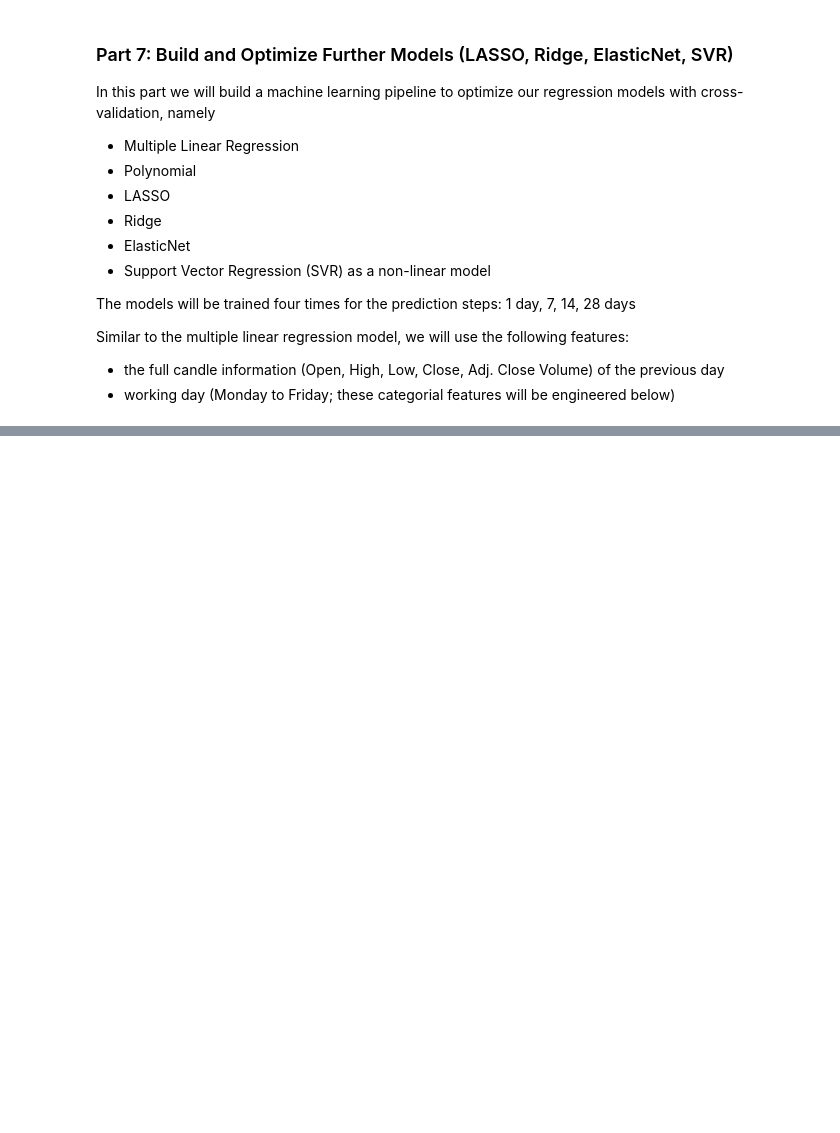
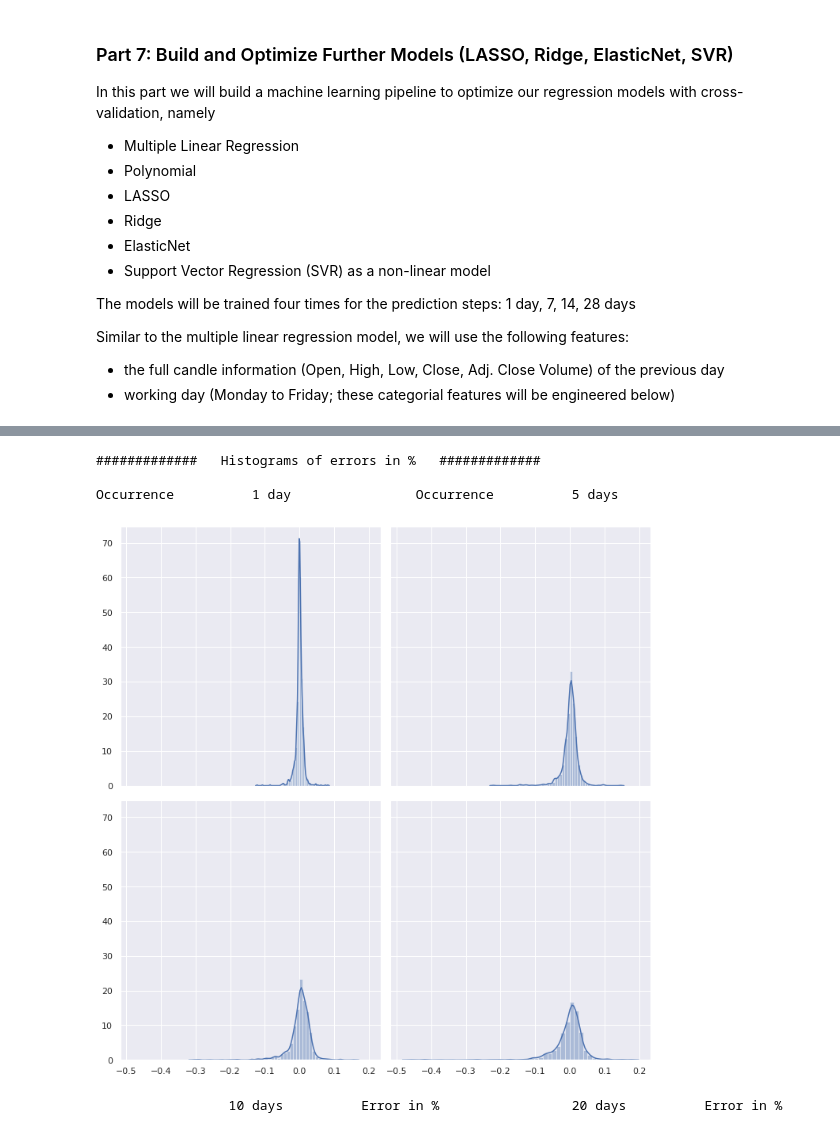
Before and after one commit to MaxMaelicke/dsnd_capstone_stock_price_predictor, a Jupyter notebook: Stock Price Predictor_Data and Model Exploration.ipynb, the cells around one changed output, grey strips where cells are left out. Cells and saved outputs as stored; diff of their text form; code cells hidden in the pictures; blank space fills up the shorter version.

```diff
--- a/Stock Price Predictor_Data and Model Exploration.ipynb
+++ b/Stock Price Predictor_Data and Model Exploration.ipynb
@@ -1037,0 +908,33 @@ model.fit(X_train, y_train)
+# %%
+# Plot histograms of erros in %
+# Seaborn subplots
+sns.set()
+
+f, axes = plt.subplots(2, 2,  figsize = (10, 10), sharex = True, sharey = True)     #, sharex = True, sharey = True
+
+for i, window in enumerate(windows):
+    if i < 2:
+        axe_0 = 0
+        axe_1 = i
+    else:
+        axe_0 = 1
+        axe_1 = i - 2
+
+    sns.distplot(
+        window_ridge_data[i][3],
+        label = '{} day prediction errors'.format(window),
+        ax = axes[axe_0, axe_1]
+    )
+
+print('#############   Histograms of errors in %   #############')
+print()
+print('Occurrence          1 day                Occurrence          5 days')
+plt.tight_layout()
+plt.show()
+print('                 10 days          Error in %                 20 days          Error in %')
+# %% [output]
+#############   Histograms of errors in %   #############
+
+Occurrence          1 day                Occurrence          5 days
+[figure, added]
+                 10 days          Error in %                 20 days          Error in %
```
Also changed, not shown: parts of 29 cells of this notebook.
